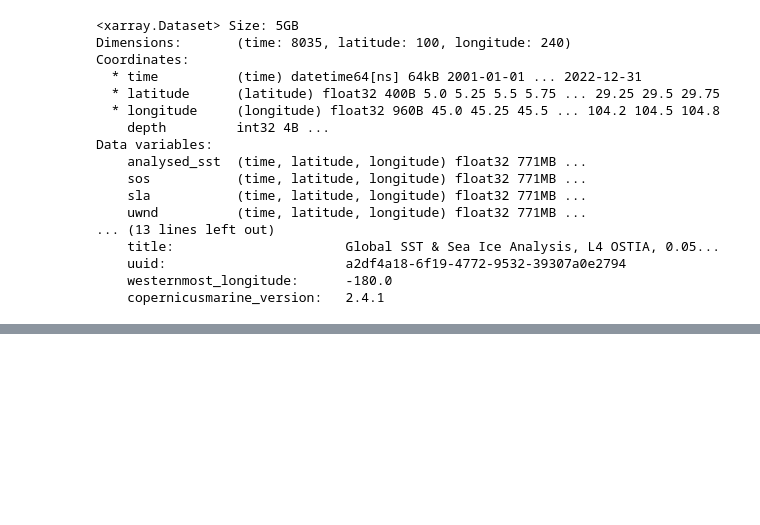
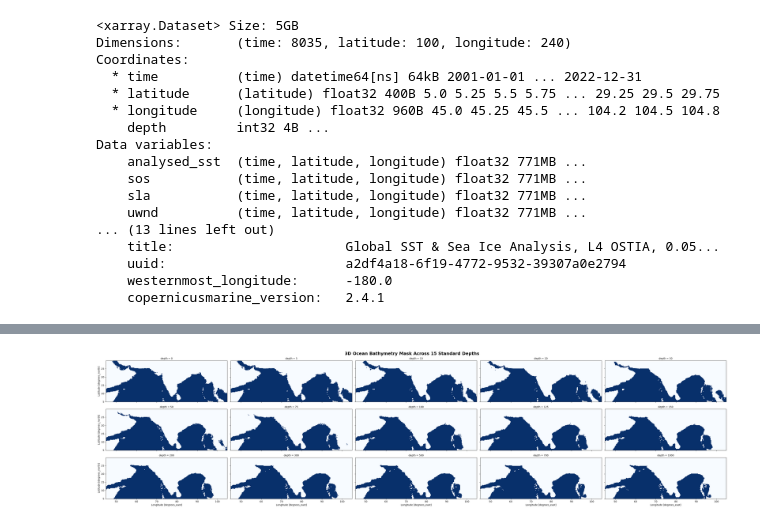
Before and after one commit to ShreyData/OceanEmbed, a Jupyter notebook: Data/data_prep3.ipynb, the cells around one changed output, grey strips where cells are left out. Saved outputs shown, nothing was run; the diff lists cells and outputs as text; code cells hidden in the pictures; blank space fills up the shorter version.

```diff
--- a/Data/data_prep3.ipynb
+++ b/Data/data_prep3.ipynb
@@ -216,0 +230,4 @@ Data variables:
+# %%
+import xarray as xr
+mask3d = xr.open_dataset("ml_ready_tensors/ocean_mask_3d.nc")
+mask3d
@@ -216,0 +259,18 @@ Data variables:
+# %%
+import matplotlib.pyplot as plt
+
+# Plot all 15 depth layers using col='depth'
+g = mask3d['ocean_mask'].plot(
+    col='depth',       # Create a new subplot for each depth level
+    col_wrap=5,        # Arrange the subplots in rows of 5
+    cmap='Blues',      # Blue for valid ocean, White for land/NaN
+    add_colorbar=False,
+    size=3,            # Height of each individual subplot
+    aspect=2.4         # Width-to-height ratio
+)
+
+# Add a master title above the grid
+plt.suptitle('3D Ocean Bathymetry Mask Across 15 Standard Depths', y=1.02, fontsize=18, fontweight='bold')
+plt.show()
+# %% [output]
+[figure, added]
```
Also changed, not shown: parts of 4 cells of this notebook, 2 other files.
